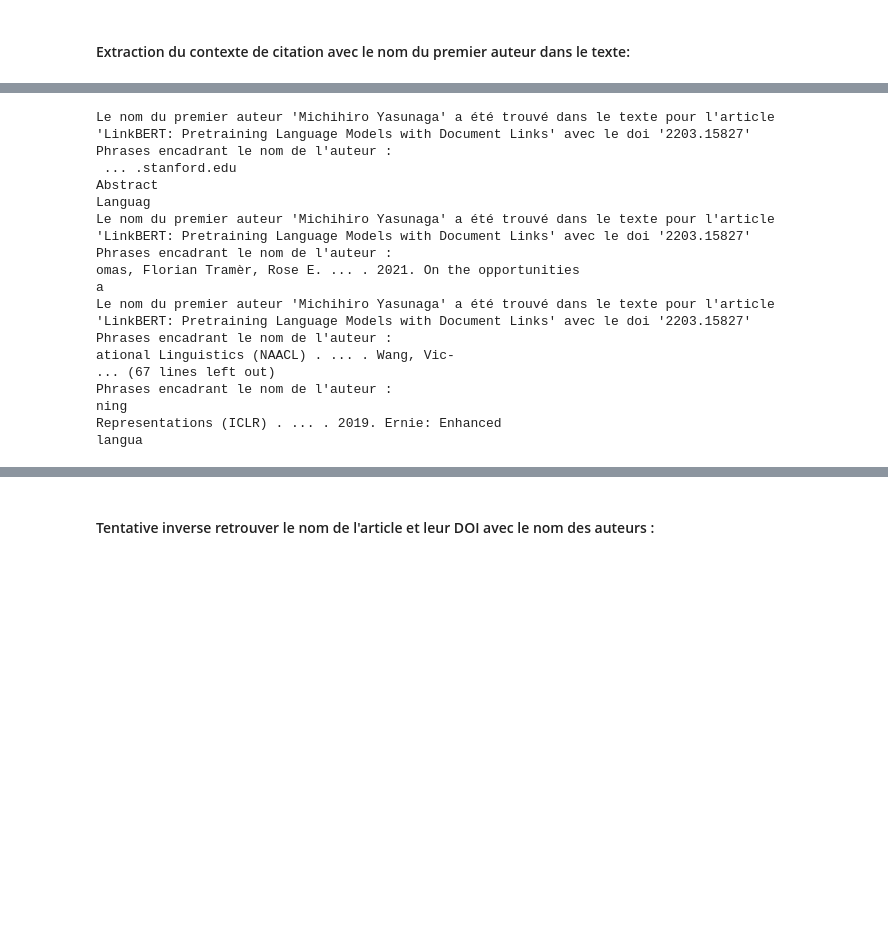
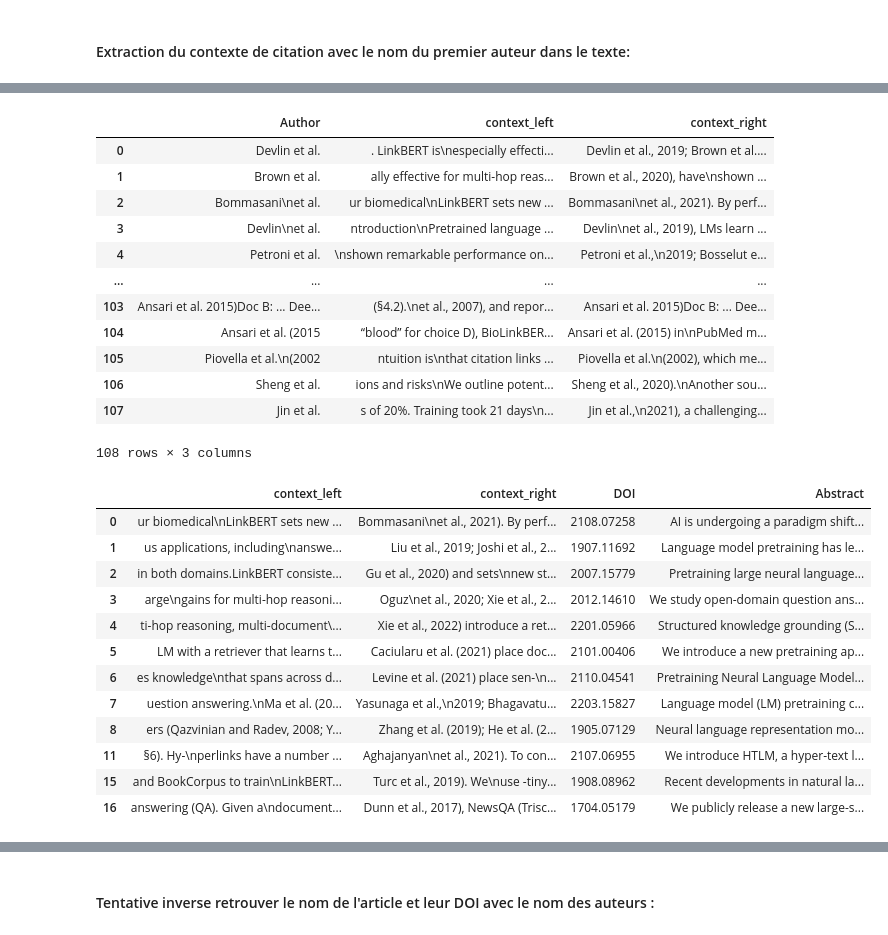
Before and after one commit to MHoubre/TER_citation_graph, a Jupyter notebook: Notebook 1.ipynb, the cells around one changed output, grey strips where cells are left out. Cells and saved outputs as stored; diff of their text form; code cells hidden in the pictures; blank space fills up the shorter version.

```diff
--- a/Notebook 1.ipynb
+++ b/Notebook 1.ipynb
@@ -459,36 +474,54 @@ Fidler
 # %%
-for index, row in arXiv_info.iterrows():
-    doi = row['DOI']
-    title = row['Title']
-    authors = row['Author(s)']
+df_author_context = pd.DataFrame(columns=['Author','context_left','context_right'])
+
+for index, row in new_df.iterrows():
+    authors = row['Author']
     first_author = authors.split(',')[0]
     author_index = t.find(first_author)
     if author_index != -1:
-        sentences = t.split('.')
-        for sentence in sentences:
-            if first_author in sentence:
-                sentence = sentence.strip()
-                sentence_start = t.find(sentence)
-                sentence_end = sentence_start + len(sentence)
-                before = t[max(0, sentence_start-30):sentence_start].strip()
-                after = t[sentence_end:sentence_end+30].strip()
-                print("Le nom du premier auteur '{}' a été trouvé dans le texte pour l'article '{}' avec le doi '{}'".format(first_author, title, doi))
-                print("Phrases encadrant le nom de l'auteur :\n{} ... {}".format(before, after))
+        author_start = max(0, author_index - 30 * len(first_author))
+        author_end = min(len(t), author_index + 30 * len(first_author))
+        #context = t[author_start:author_end]
+        #print("Le nom du premier auteur '{}' a été trouvé dans le texte pour l'article '{}' avec le DOI '{}' avec le contexte suivant :\n{}".format(first_author, title, doi, context))
+        context_left = t[author_start:author_index]
+        context_right = t[author_index:author_end]
+        df_author_context = df_author_context.append({'Author': first_author, 'context_left': context_left, 'context_right': context_right}, ignore_index=True)
+
+df_author_context
 # %% [output]
+|  | Author | context_left | context_right |
+| 0 | Devlin et al. | . LinkBERT is\nespecially effecti... | Devlin et al., 2019; Brown et al.... |
+| 1 | Brown et al. | ally effective for multi-hop reas... | Brown et al., 2020), have\nshown ... |
+| 2 | Bommasani\net al. | ur biomedical\nLinkBERT sets new ... | Bommasani\net al., 2021). By perf... |
+| 3 | Devlin\net al. | ntroduction\nPretrained language ... | Devlin\net al., 2019), LMs learn ... |
+| 4 | Petroni et al. | \nshown remarkable performance on... | Petroni et al.,\n2019; Bosselut e... |
+| ... | ... | ... | ... |
+| 103 | Ansari et al. 2015)Doc B: ... Dee... | (§4.2).\net al., 2007), and repor... | Ansari et al. 2015)Doc B: ... Dee... |
+| 104 | Ansari et al. (2015 | “blood” for choice D), BioLinkBER... | Ansari et al. (2015) in\nPubMed m... |
+| 105 | Piovella et al.\n(2002 | ntuition is\nthat citation links ... | Piovella et al.\n(2002), which me... |
+| 106 | Sheng et al. | ions and risks\nWe outline potent... | Sheng et al., 2020).\nAnother sou... |
+| 107 | Jin et al. | s of 20%. Training took 21 days\n... | Jin et al.,\n2021), a challenging... |
-Le nom du premier auteur 'Michihiro Yasunaga' a été trouvé dans le texte pour l'article 'LinkBERT: Pretraining Language Models with Document Links' avec le doi '2203.15827'
-Phrases encadrant le nom de l'auteur :
- ... .stanford.edu
-Abstract
-Languag
-Le nom du premier auteur 'Michihiro Yasunaga' a été trouvé dans le texte pour l'article 'LinkBERT: Pretraining Language Models with Document Links' avec le doi '2203.15827'
-Phrases encadrant le nom de l'auteur :
-omas, Florian Tramèr, Rose E. ... . 2021. On the opportunities
-a
-Le nom du premier auteur 'Michihiro Yasunaga' a été trouvé dans le texte pour l'article 'LinkBERT: Pretraining Language Models with Document Links' avec le doi '2203.15827'
-Phrases encadrant le nom de l'auteur :
-ational Linguistics (NAACL) . ... . Wang, Vic-
-... (67 lines left out)
-Phrases encadrant le nom de l'auteur :
-ning
-Representations (ICLR) . ... . 2019. Ernie: Enhanced
-langua
+108 rows × 3 columns
+# %%
+df_author_context['Author']=df_author_context['Author'].apply(lambda x: x.split()[0])
+# %%
+df_author_context_arXiv_only = df_author_context[df_author_context['Author'].isin(arXiv_info['First_Author_Last_Name'].values)]
+df_author_context_arXiv_only = df_author_context_arXiv_only.merge(arXiv_info[['First_Author_Last_Name', 'DOI', 'Title','Abstract']],
+                                                                  left_on='Author', right_on='First_Author_Last_Name',
+                                                                  how='left')
+# %%
+df_author_context_arXiv_only
+# %% [output]
+|  | context_left | context_right | DOI | Abstract |
+| 0 | ur biomedical\nLinkBERT sets new ... | Bommasani\net al., 2021). By perf... | 2108.07258 | AI is undergoing a paradigm shift... |
+| 1 | us applications, including\nanswe... | Liu et al., 2019; Joshi et al., 2... | 1907.11692 | Language model pretraining has le... |
+| 2 | in both domains.LinkBERT consiste... | Gu et al., 2020) and sets\nnew st... | 2007.15779 | Pretraining large neural language... |
+| 3 | arge\ngains for multi-hop reasoni... | Oguz\net al., 2020; Xie et al., 2... | 2012.14610 | We study open-domain question ans... |
+| 4 | ti-hop reasoning, multi-document\... | Xie et al., 2022) introduce a ret... | 2201.05966 | Structured knowledge grounding (S... |
+| 5 | LM with a retriever that learns t... | Caciularu et al. (2021) place doc... | 2101.00406 | We introduce a new pretraining ap... |
+| 6 | es knowledge\nthat spans across d... | Levine et al. (2021) place sen-\n... | 2110.04541 | Pretraining Neural Language Model... |
+| 7 | uestion answering.\nMa et al. (20... | Yasunaga et al.,\n2019; Bhagavatu... | 2203.15827 | Language model (LM) pretraining c... |
+| 8 | ers (Qazvinian and Radev, 2008; Y... | Zhang et al. (2019); He et al. (2... | 1905.07129 | Neural language representation mo... |
+| 11 | §6). Hy-\nperlinks have a number ... | Aghajanyan\net al., 2021). To con... | 2107.06955 | We introduce HTLM, a hyper-text l... |
+| 15 | and BookCorpus to train\nLinkBERT... | Turc et al., 2019). We\nuse -tiny... | 1908.08962 | Recent developments in natural la... |
+| 16 | answering (QA). Given a\ndocument... | Dunn et al., 2017), NewsQA (Trisc... | 1704.05179 | We publicly release a new large-s... |
```
Also changed, not shown: parts of 21 cells of this notebook, 2 other files.
